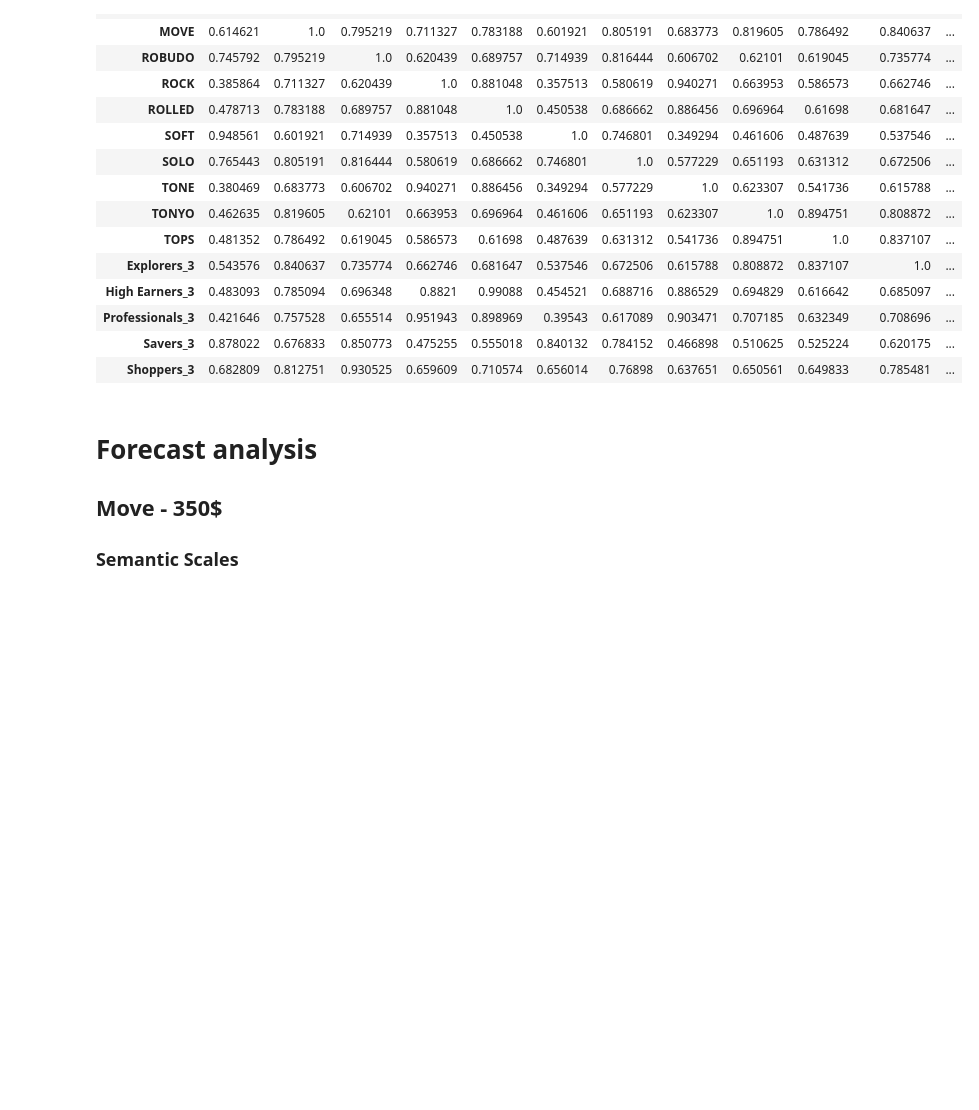
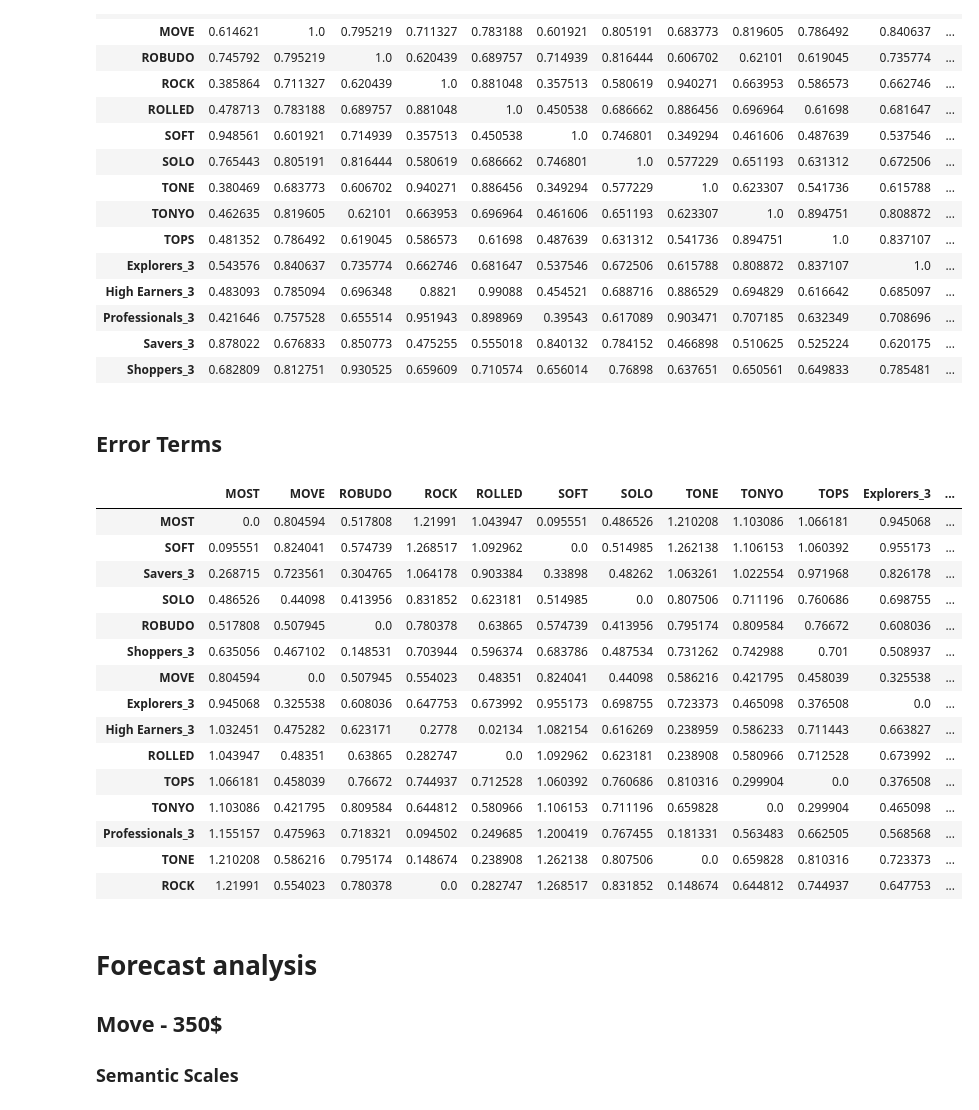
Before and after one commit to FedericoCortesi/Markstrat, a Jupyter notebook: main.ipynb, the cells around one changed output. Saved outputs shown, nothing was run; the diff lists cells and outputs as text; code cells hidden in the pictures; blank space fills up the shorter version.

```diff
--- a/main.ipynb
+++ b/main.ipynb
@@ -220,18 +220,18 @@ Distance:        0.6719151607611968
 df_all_sem = son.get_comprehensive_df_semantic()
 index = df_all_sem.index
 
-distances = an.compute_distance_centroids(df_all_sem, df_all_sem)[3]
+distances = an.compute_distance_centroids(df_all_sem, df_all_sem, max_distance_1D=6)[3]
 
 
-df_out = pd.DataFrame(columns=index, index=index)
+df_out_sem = pd.DataFrame(columns=index, index=index)
 
 for i, start in enumerate(index):
     index_to_search = index[i:]
     for stop in index_to_search:
-        df_out.loc[start, stop] = distances[start][stop]
-        df_out.loc[stop, start] = distances[start][stop]
+        df_out_sem.loc[start, stop] = distances[start][stop]
+        df_out_sem.loc[stop, start] = distances[start][stop]
 
-df_out
+df_out_sem
 # %% [output]
 |  | MOST | MOVE | ROBUDO | ROCK | ROLLED | SOFT | SOLO | TONE | TONYO | TOPS | Explorers_3 | ... |
 | MOST | 1.0 | 0.580785 | 0.7364 | 0.394226 | 0.47734 | 0.955888 | 0.748031 | 0.409323 | 0.434279 | 0.452468 | 0.511356 | ... |
@@ -344,15 +344,15 @@ index = df_all_mds.index
 distances = an.compute_distance_centroids(df_all_mds, df_all_mds, weighted="eq", max_distance_1D=40)[3]
 
 
-df_out = pd.DataFrame(columns=index, index=index)
+df_out_mds = pd.DataFrame(columns=index, index=index)
 
 for i, start in enumerate(index):
     index_to_search = index[i:]
     for stop in index_to_search:
-        df_out.loc[start, stop] = distances[start][stop]
-        df_out.loc[stop, start] = distances[start][stop]
+        df_out_mds.loc[start, stop] = distances[start][stop]
+        df_out_mds.loc[stop, start] = distances[start][stop]
 
-df_out
+df_out_mds
 # %% [output]
 |  | MOST | MOVE | ROBUDO | ROCK | ROLLED | SOFT | SOLO | TONE | TONYO | TOPS | Explorers_3 | ... |
 | MOST | 1.0 | 0.614621 | 0.745792 | 0.385864 | 0.478713 | 0.948561 | 0.765443 | 0.380469 | 0.462635 | 0.481352 | 0.543576 | ... |
@@ -370,6 +370,28 @@ df_out
 | Professionals_3 | 0.421646 | 0.757528 | 0.655514 | 0.951943 | 0.898969 | 0.39543 | 0.617089 | 0.903471 | 0.707185 | 0.632349 | 0.708696 | ... |
 | Savers_3 | 0.878022 | 0.676833 | 0.850773 | 0.475255 | 0.555018 | 0.840132 | 0.784152 | 0.466898 | 0.510625 | 0.525224 | 0.620175 | ... |
 | Shoppers_3 | 0.682809 | 0.812751 | 0.930525 | 0.659609 | 0.710574 | 0.656014 | 0.76898 | 0.637651 | 0.650561 | 0.649833 | 0.785481 | ... |
+# %% [markdown]
+## Error Terms
+# %%
+df_error = (df_out_mds*-1)+1 + (df_out_sem*-1)+1
+df_error.sort_values(by="MOST")
+# %% [output]
+|  | MOST | MOVE | ROBUDO | ROCK | ROLLED | SOFT | SOLO | TONE | TONYO | TOPS | Explorers_3 | ... |
+| MOST | 0.0 | 0.804594 | 0.517808 | 1.21991 | 1.043947 | 0.095551 | 0.486526 | 1.210208 | 1.103086 | 1.066181 | 0.945068 | ... |
+| SOFT | 0.095551 | 0.824041 | 0.574739 | 1.268517 | 1.092962 | 0.0 | 0.514985 | 1.262138 | 1.106153 | 1.060392 | 0.955173 | ... |
+| Savers_3 | 0.268715 | 0.723561 | 0.304765 | 1.064178 | 0.903384 | 0.33898 | 0.48262 | 1.063261 | 1.022554 | 0.971968 | 0.826178 | ... |
+| SOLO | 0.486526 | 0.44098 | 0.413956 | 0.831852 | 0.623181 | 0.514985 | 0.0 | 0.807506 | 0.711196 | 0.760686 | 0.698755 | ... |
+| ROBUDO | 0.517808 | 0.507945 | 0.0 | 0.780378 | 0.63865 | 0.574739 | 0.413956 | 0.795174 | 0.809584 | 0.76672 | 0.608036 | ... |
+| Shoppers_3 | 0.635056 | 0.467102 | 0.148531 | 0.703944 | 0.596374 | 0.683786 | 0.487534 | 0.731262 | 0.742988 | 0.701 | 0.508937 | ... |
+| MOVE | 0.804594 | 0.0 | 0.507945 | 0.554023 | 0.48351 | 0.824041 | 0.44098 | 0.586216 | 0.421795 | 0.458039 | 0.325538 | ... |
+| Explorers_3 | 0.945068 | 0.325538 | 0.608036 | 0.647753 | 0.673992 | 0.955173 | 0.698755 | 0.723373 | 0.465098 | 0.376508 | 0.0 | ... |
+| High Earners_3 | 1.032451 | 0.475282 | 0.623171 | 0.2778 | 0.02134 | 1.082154 | 0.616269 | 0.238959 | 0.586233 | 0.711443 | 0.663827 | ... |
+| ROLLED | 1.043947 | 0.48351 | 0.63865 | 0.282747 | 0.0 | 1.092962 | 0.623181 | 0.238908 | 0.580966 | 0.712528 | 0.673992 | ... |
+| TOPS | 1.066181 | 0.458039 | 0.76672 | 0.744937 | 0.712528 | 1.060392 | 0.760686 | 0.810316 | 0.299904 | 0.0 | 0.376508 | ... |
+| TONYO | 1.103086 | 0.421795 | 0.809584 | 0.644812 | 0.580966 | 1.106153 | 0.711196 | 0.659828 | 0.0 | 0.299904 | 0.465098 | ... |
+| Professionals_3 | 1.155157 | 0.475963 | 0.718321 | 0.094502 | 0.249685 | 1.200419 | 0.767455 | 0.181331 | 0.563483 | 0.662505 | 0.568568 | ... |
+| TONE | 1.210208 | 0.586216 | 0.795174 | 0.148674 | 0.238908 | 1.262138 | 0.807506 | 0.0 | 0.659828 | 0.810316 | 0.723373 | ... |
+| ROCK | 1.21991 | 0.554023 | 0.780378 | 0.0 | 0.282747 | 1.268517 | 0.831852 | 0.148674 | 0.644812 | 0.744937 | 0.647753 | ... |
 # %% [markdown]
 # Forecast analysis
 ## Move - 350$
```
Also changed, not shown: parts of 10 cells of this notebook, 8 other files.
